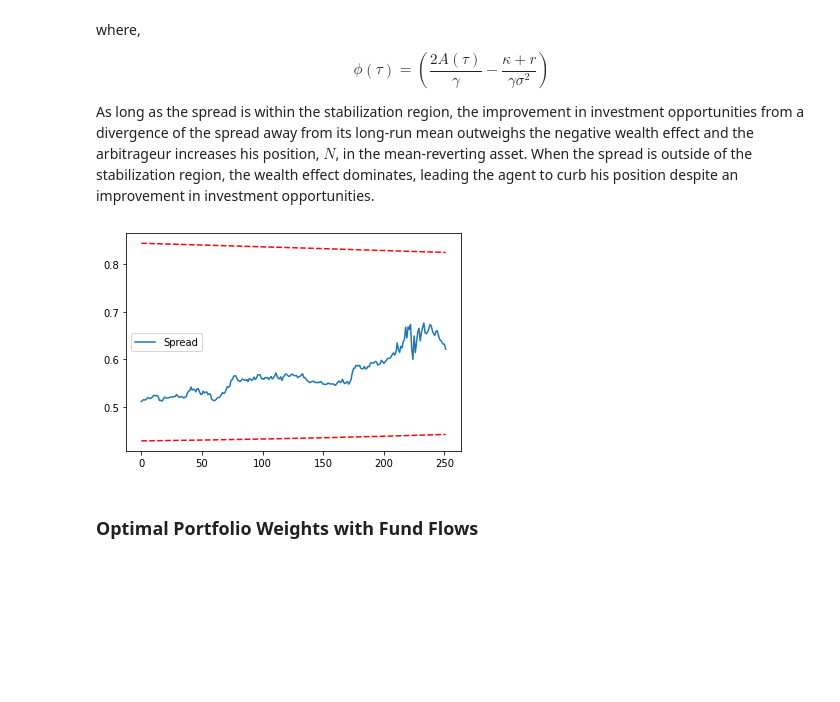
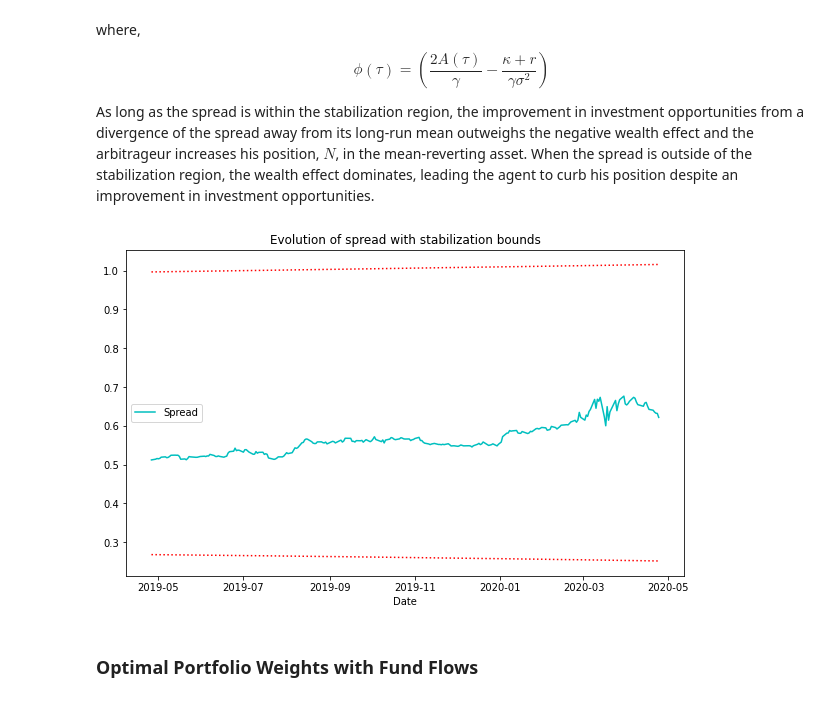
Before and after one commit to hudson-and-thames/arbitrage_research, a Jupyter notebook: Stochastic Control Approach/OU_Model_Jurek.ipynb, the cells around one changed output. Cells and saved outputs as stored; diff of their text form; code cells hidden in the pictures; blank space fills up the shorter version.

```diff
--- a/Stochastic Control Approach/OU_Model_Jurek.ipynb
+++ b/Stochastic Control Approach/OU_Model_Jurek.ipynb
@@ -143,9 +146,11 @@ $$
 The price spread is then constructed by taking a linear combination of the total return indices.
 These weights are estimated by using a co-integrating regression technique such as Engle Granger.
 # %%
+# Creating an object of the Jurek class
 sc = OUModelJurek()
 
-sc.fit(data_train_dataframe)
+# Calling the fit method on the train dataset
+sc.fit(data_train_dataframe, delta_t = 1/252)
 # %% [markdown]
 To view the estimated model parameters from training data, we can use the `describe` function in the class object.
 # %%
@@ -254,15 +277,21 @@ wealth effect and the arbitrageur increases his position, $N$, in the mean-rever
 the spread is outside of the stabilization region, the wealth effect dominates, leading the agent to
 curb his position despite an improvement in investment opportunities.
 # %%
-S, min_bound, max_bound = sc.stabilization_region(data_test_dataframe, beta=0.01, gamma=0.5, utility_type=1, r=0.05)
+# In this example, we are considering the CRRA investor(utility_type = 1), with gamma = 2
 
-plt.plot(S, label='Spread')
-plt.plot(min_bound, color='red', linestyle='dashed')
-plt.plot(max_bound, color='red', linestyle='dashed')
+S, min_bound, max_bound = sc.stabilization_region(data_test_dataframe, beta=0.01, gamma=2, utility_type=1)
+
+# Plotting the stabilization bounds and the spread.
+plt.figure(figsize=(10, 6))
+plt.plot(data_test_dataframe.index, S , 'c-', label='Spread')
+plt.plot(data_test_dataframe.index, min_bound, 'r:')
+plt.plot(data_test_dataframe.index, max_bound, 'r:')
+plt.title("Evolution of spread with stabilization bounds")
+plt.xlabel("Date")
 plt.legend()
 plt.show()
 # %% [output]
-[figure, old version]
+[figure, new version]
 # %% [markdown]
 ### Optimal Portfolio Weights with Fund Flows
 # %% [markdown]
```
Also changed, not shown: parts of 8 cells of this notebook, 1 other file.
